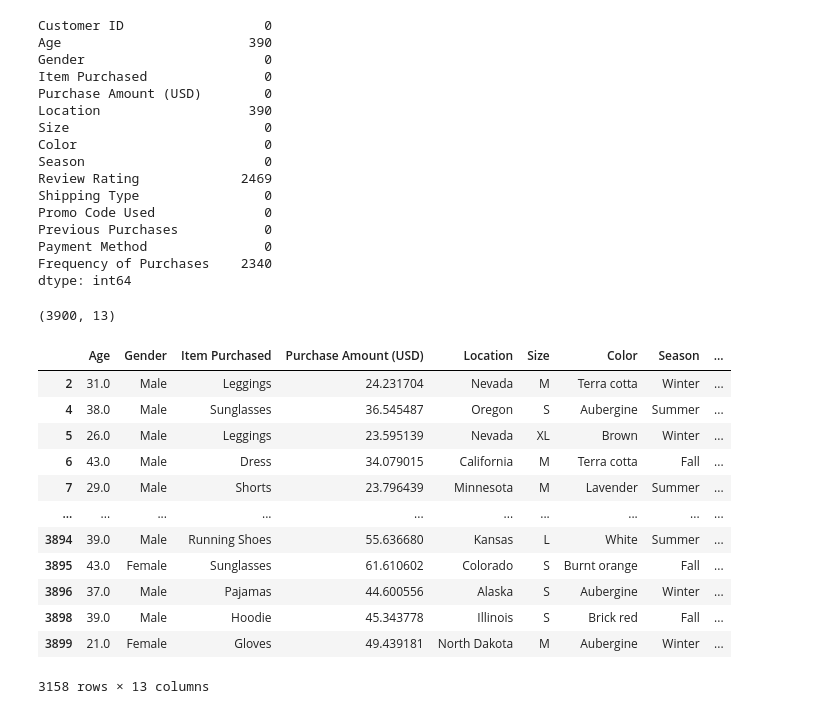
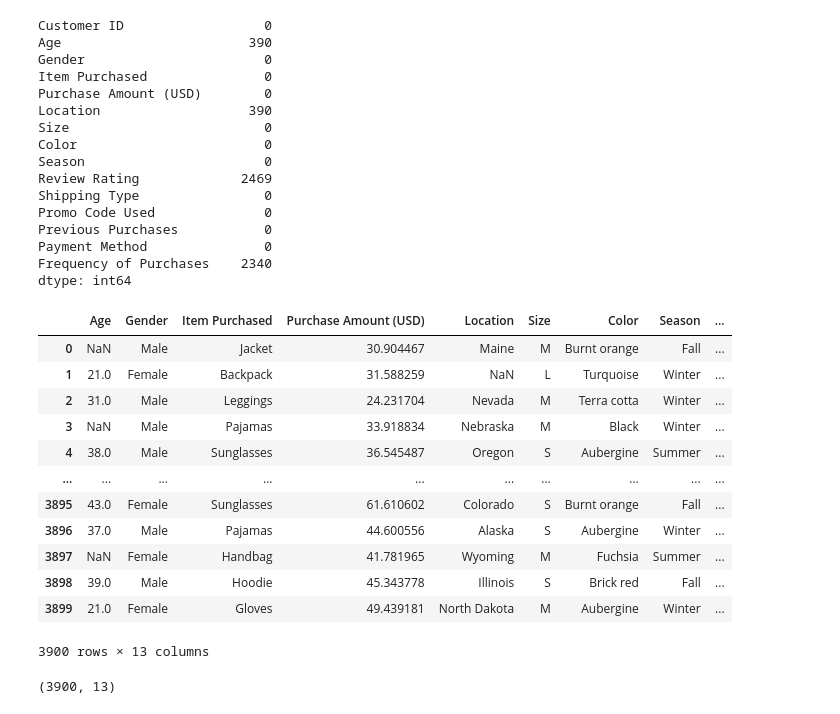
Before and after one commit to DevenieSade/ShoppingBehavior, a Jupyter notebook: code/02transform.ipynb, the cells around one changed output. Drawn from its saved outputs; the diff is of its cells as text; code cells hidden in the pictures.

```diff
--- a/code/02transform.ipynb
+++ b/code/02transform.ipynb
@@ -46,10 +46,25 @@ dtype: int64
 # %%
 # TODO: it looks like there is roughly 65% of data missing "Frequency of Purchases". Drop this column, as it is mostly empty and unneeded for our analysis.
 # In addition, also drop "Customer ID" as this column is also unnecessary
 # Reassign this dropped dataframe as a new variable
 # Documentation: drive.google.com/drive/folders/1pAWY1JqIQw26uhtT272AoDDeq7jtbkm2
 
-dropped_df = df.drop(columns=["Frequency of Purchases","Customer ID"])
+df_dropped = df.drop(["Frequency of Purchases", "Customer ID"], axis=1)
+df_dropped
+# %% [output]
+|  | Age | Gender | Item Purchased | Purchase Amount (USD) | Location | Size | Color | Season | ... |
+| 0 | NaN | Male | Jacket | 30.904467 | Maine | M | Burnt orange | Fall | ... |
+| 1 | 21.0 | Female | Backpack | 31.588259 | NaN | L | Turquoise | Winter | ... |
+| 2 | 31.0 | Male | Leggings | 24.231704 | Nevada | M | Terra cotta | Winter | ... |
+| 3 | NaN | Male | Pajamas | 33.918834 | Nebraska | M | Black | Winter | ... |
+| 4 | 38.0 | Male | Sunglasses | 36.545487 | Oregon | S | Aubergine | Summer | ... |
+| ... | ... | ... | ... | ... | ... | ... | ... | ... | ... |
+| 3895 | 43.0 | Female | Sunglasses | 61.610602 | Colorado | S | Burnt orange | Fall | ... |
+| 3896 | 37.0 | Male | Pajamas | 44.600556 | Alaska | S | Aubergine | Winter | ... |
+| 3897 | NaN | Female | Handbag | 41.781965 | Wyoming | M | Fuchsia | Summer | ... |
+| 3898 | 39.0 | Male | Hoodie | 45.343778 | Illinois | S | Brick red | Fall | ... |
+| 3899 | 21.0 | Female | Gloves | 49.439181 | North Dakota | M | Aubergine | Winter | ... |
+3900 rows × 13 columns
 # %%
 # TODO: print out the shape of this dataframe and verify that the shape is "(3900, 13)"
 
@@ -72,21 +87,7 @@ dropped_df['Review Rating'] = dropped_df['Review Rating'].fillna('Missing').appl
 # TODO: Now that we've dropped and transformed our columns, drop the remaining rows that contain missing values
 # Documentation: https://pandas.pydata.org/docs/reference/api/pandas.DataFrame.dropna.html
 
-dropped_df.dropna()
+df_clean = df.dropna()
-# %% [output]
-|  | Age | Gender | Item Purchased | Purchase Amount (USD) | Location | Size | Color | Season | ... |
-| 2 | 31.0 | Male | Leggings | 24.231704 | Nevada | M | Terra cotta | Winter | ... |
-| 4 | 38.0 | Male | Sunglasses | 36.545487 | Oregon | S | Aubergine | Summer | ... |
-| 5 | 26.0 | Male | Leggings | 23.595139 | Nevada | XL | Brown | Winter | ... |
-| 6 | 43.0 | Male | Dress | 34.079015 | California | M | Terra cotta | Fall | ... |
-| 7 | 29.0 | Male | Shorts | 23.796439 | Minnesota | M | Lavender | Summer | ... |
-| ... | ... | ... | ... | ... | ... | ... | ... | ... | ... |
-| 3894 | 39.0 | Male | Running Shoes | 55.636680 | Kansas | L | White | Summer | ... |
-| 3895 | 43.0 | Female | Sunglasses | 61.610602 | Colorado | S | Burnt orange | Fall | ... |
-| 3896 | 37.0 | Male | Pajamas | 44.600556 | Alaska | S | Aubergine | Winter | ... |
-| 3898 | 39.0 | Male | Hoodie | 45.343778 | Illinois | S | Brick red | Fall | ... |
-| 3899 | 21.0 | Female | Gloves | 49.439181 | North Dakota | M | Aubergine | Winter | ... |
-3158 rows × 13 columns
 # %%
 # TODO: display how many null values are in each column of this dataframe
 # validate that each column has no missing values
```
Also changed, not shown: parts of 6 cells of this notebook, 4 other files.
